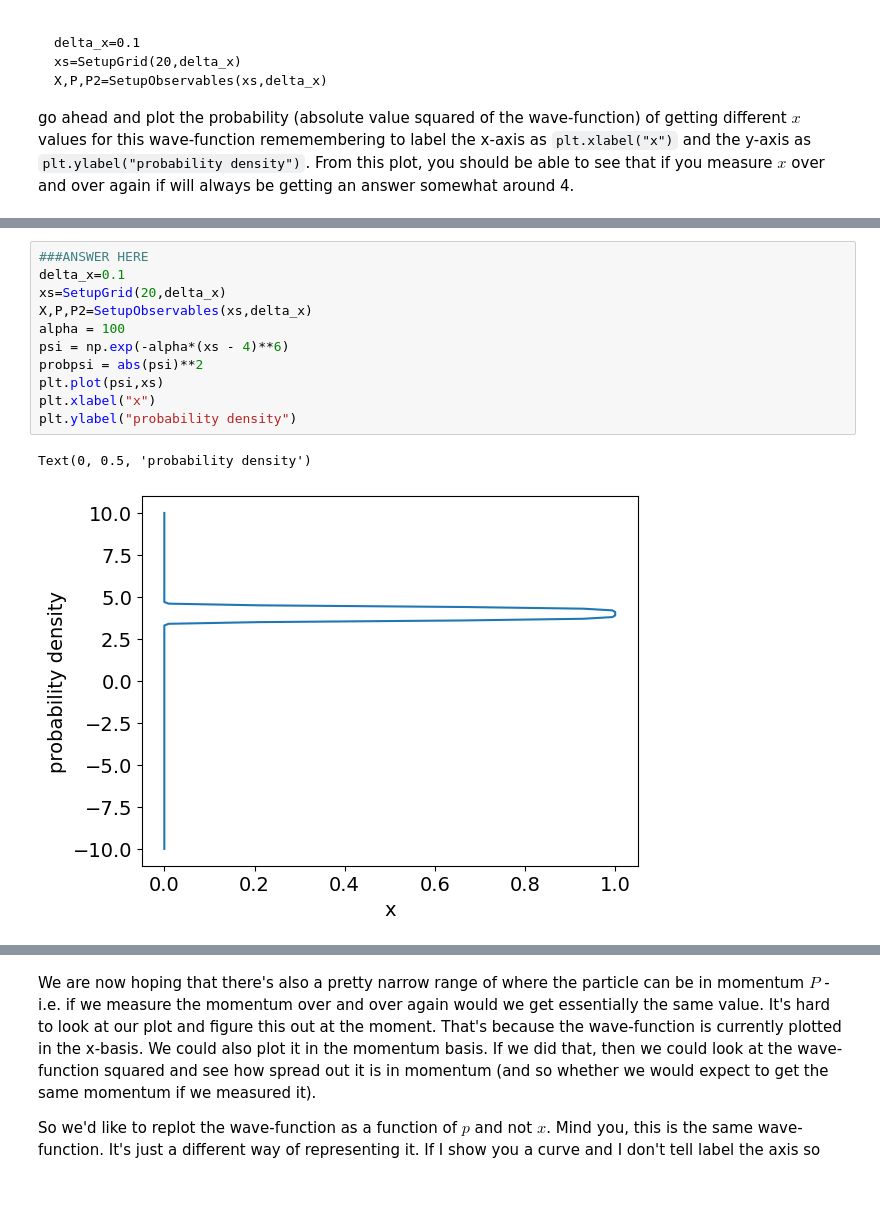
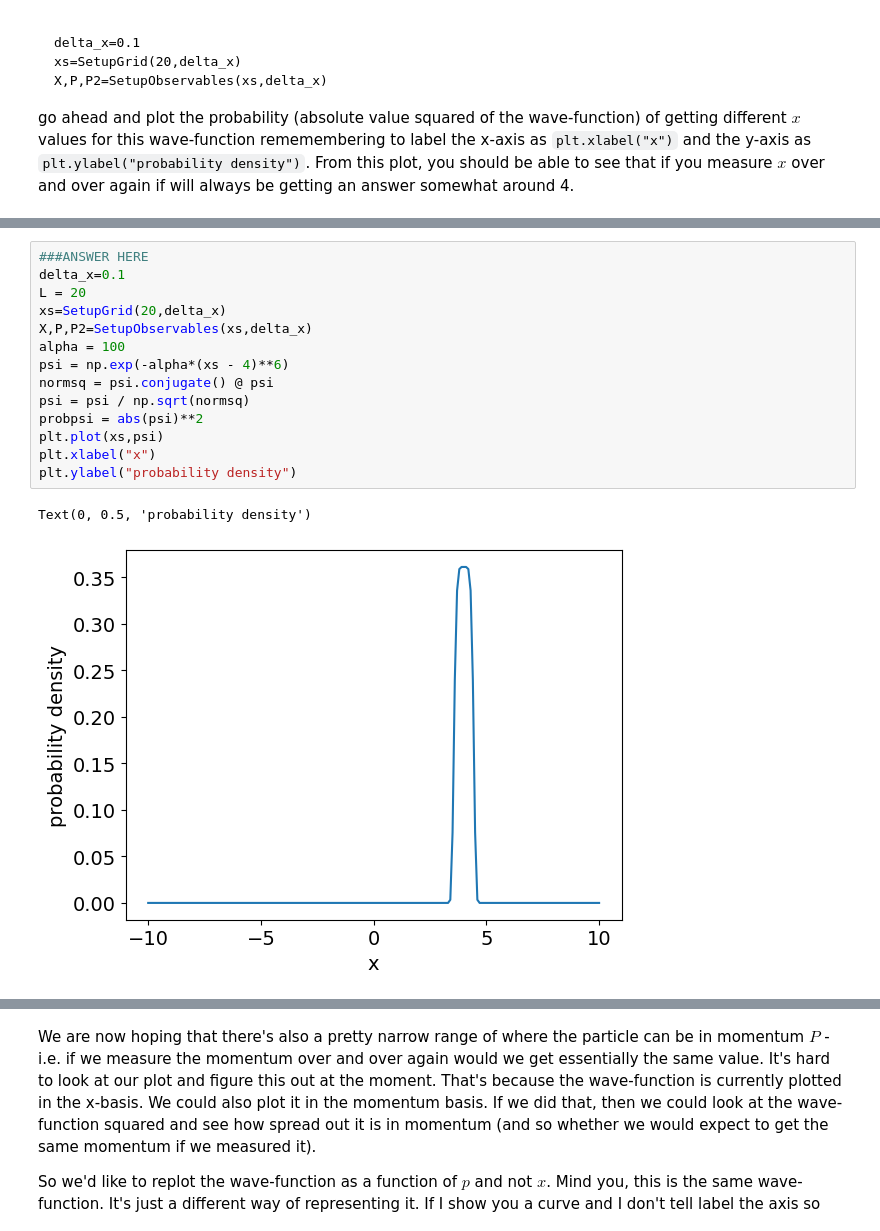
Before and after one commit to MichaelAHeredia/PHYS486, a Jupyter notebook: quantum_mechanics/HarmonicOscillator.ipynb, the cells around one changed output, grey strips where cells are left out. Drawn from its saved outputs; the diff is of its cells as text; blank space fills up the shorter version.

```diff
--- a/quantum_mechanics/HarmonicOscillator.ipynb
+++ b/quantum_mechanics/HarmonicOscillator.ipynb
@@ -103,17 +103,20 @@ go ahead and plot the probability (absolute value squared of the wave-function)
 # %%
 ###ANSWER HERE
 delta_x=0.1
+L = 20
 xs=SetupGrid(20,delta_x)
 X,P,P2=SetupObservables(xs,delta_x)
 alpha = 100
 psi = np.exp(-alpha*(xs - 4)**6)
+normsq = psi.conjugate() @ psi
+psi = psi / np.sqrt(normsq)
 probpsi = abs(psi)**2
-plt.plot(psi,xs)
+plt.plot(xs,psi)
 plt.xlabel("x")
 plt.ylabel("probability density")
 # %% [output]
 Text(0, 0.5, 'probability density')
-[figure, old version]
+[figure, new version]
 # %% [markdown]
 <div><img src="https://clark.physics.illinois.edu/246img/AnsEnd.svg" width=200 align=left alt="Answer (end)"></img><br></div>
 # %% [markdown]
```
Also changed, not shown: parts of 6 cells of this notebook.
